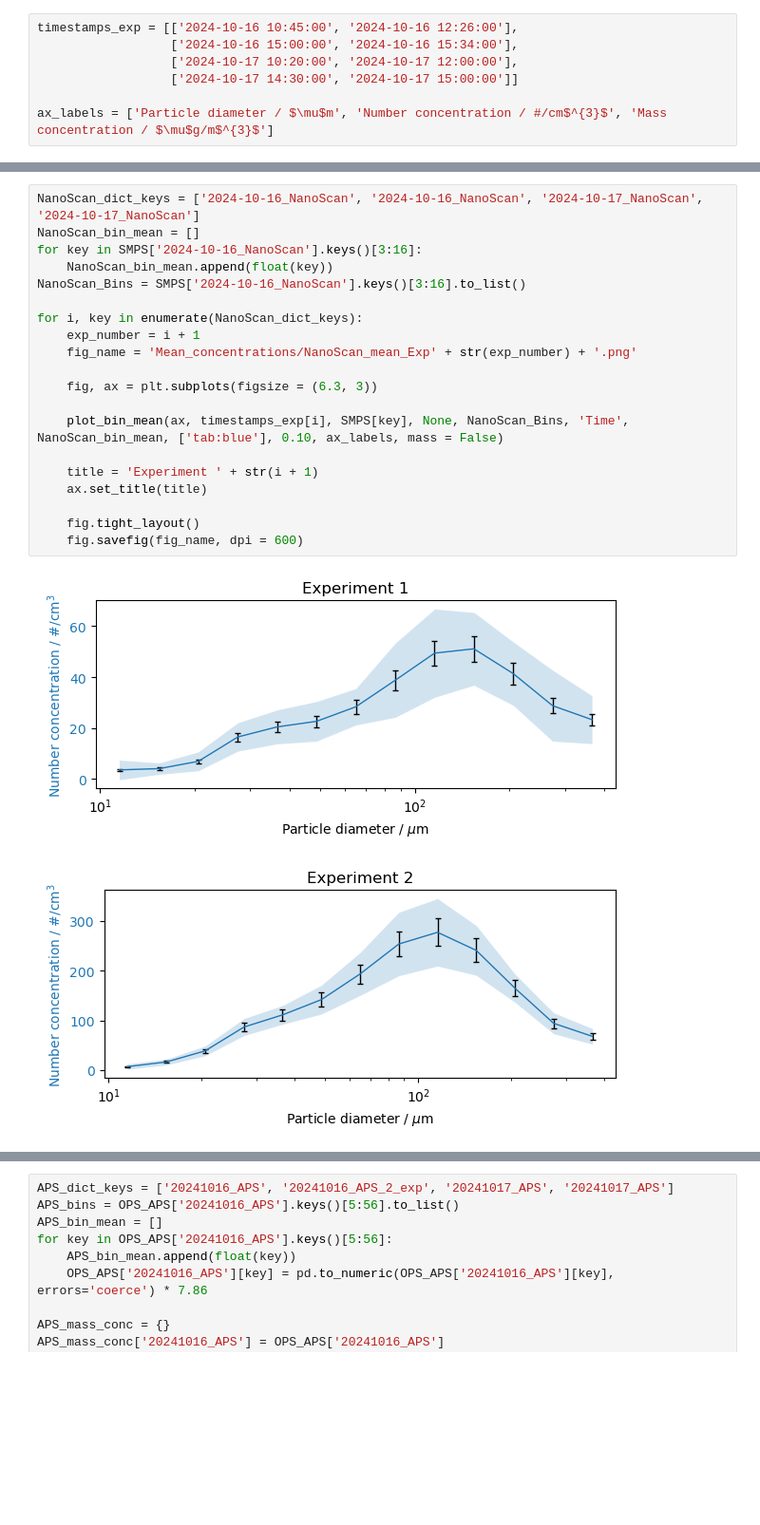
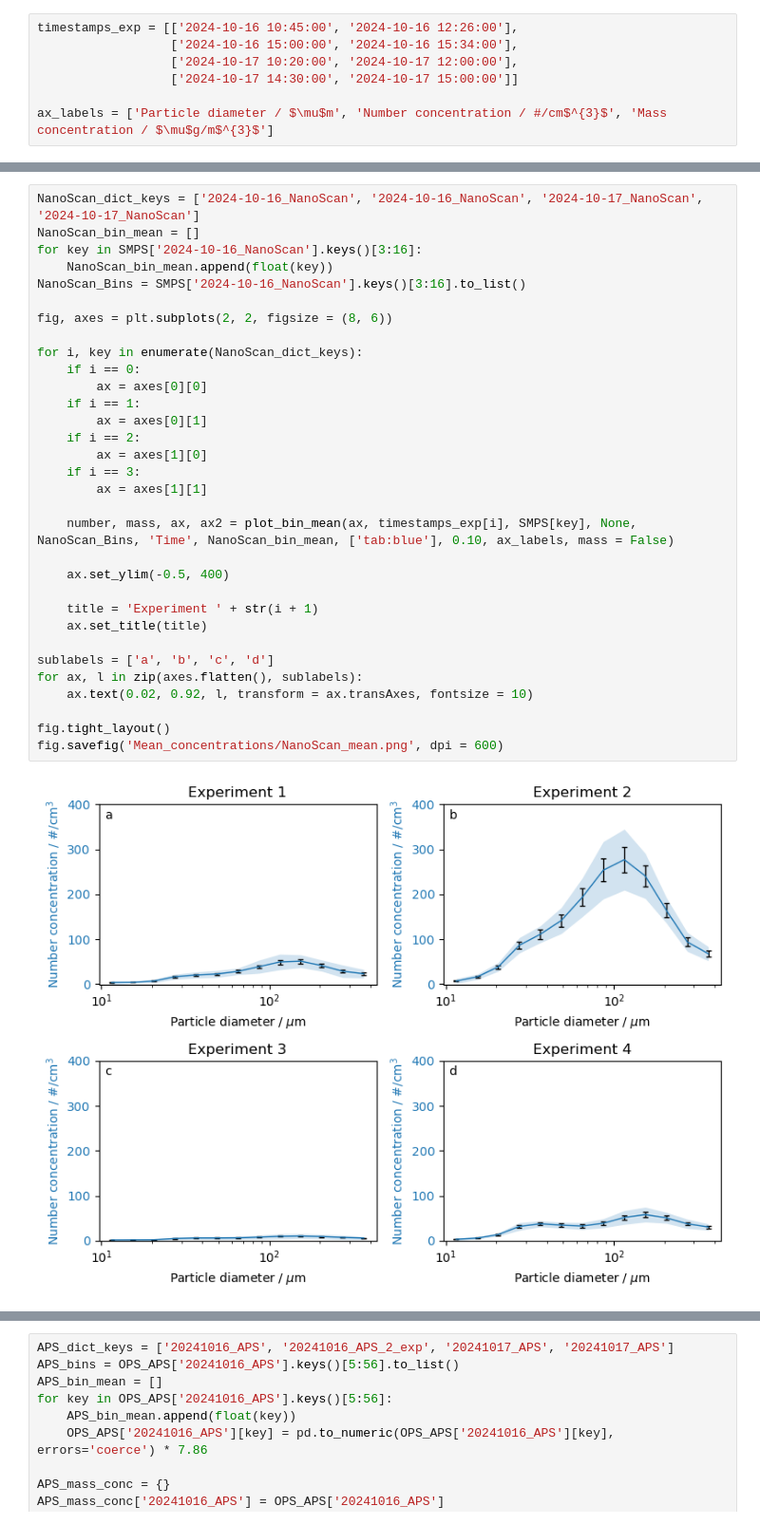
Before and after one commit to Normann25/Master-thesis, a Jupyter notebook: Lund Brake Wear/Mean_conc.ipynb, the cells around one changed output, grey strips where cells are left out. Shown at 95% size. Saved outputs shown, nothing was run; the diff lists cells and outputs as text; blank space fills up the shorter version.

```diff
--- a/Lund Brake Wear/Mean_conc.ipynb
+++ b/Lund Brake Wear/Mean_conc.ipynb
@@ -64,23 +74,34 @@ for i, key in enumerate(OPS_dict_keys):
 # %%
 NanoScan_dict_keys = ['2024-10-16_NanoScan', '2024-10-16_NanoScan', '2024-10-17_NanoScan', '2024-10-17_NanoScan']
 NanoScan_bin_mean = []
 for key in SMPS['2024-10-16_NanoScan'].keys()[3:16]:
     NanoScan_bin_mean.append(float(key))
 NanoScan_Bins = SMPS['2024-10-16_NanoScan'].keys()[3:16].to_list()
 
+fig, axes = plt.subplots(2, 2, figsize = (8, 6))
+
 for i, key in enumerate(NanoScan_dict_keys):
-    exp_number = i + 1
-    fig_name = 'Mean_concentrations/NanoScan_mean_Exp' + str(exp_number) + '.png'
+    if i == 0:
+        ax = axes[0][0]
+    if i == 1:
+        ax = axes[0][1]
+    if i == 2:
+        ax = axes[1][0]
+    if i == 3:
+        ax = axes[1][1]
 
-    fig, ax = plt.subplots(figsize = (6.3, 3))
+    number, mass, ax, ax2 = plot_bin_mean(ax, timestamps_exp[i], SMPS[key], None, NanoScan_Bins, 'Time', NanoScan_bin_mean, ['tab:blue'], 0.10, ax_labels, mass = False)
 
-    plot_bin_mean(ax, timestamps_exp[i], SMPS[key], None, NanoScan_Bins, 'Time', NanoScan_bin_mean, ['tab:blue'], 0.10, ax_labels, mass = False)
+    ax.set_ylim(-0.5, 400)
 
     title = 'Experiment ' + str(i + 1)
     ax.set_title(title)
 
-    fig.tight_layout()
-    fig.savefig(fig_name, dpi = 600)
+sublabels = ['a', 'b', 'c', 'd']
+for ax, l in zip(axes.flatten(), sublabels):
+    ax.text(0.02, 0.92, l, transform = ax.transAxes, fontsize = 10)
+
+fig.tight_layout()
+fig.savefig('Mean_concentrations/NanoScan_mean.png', dpi = 600)
 # %% [output]
-[figure, old version]
+[figure, new version]
-[figure, removed]
```
Also changed, not shown: parts of 5 cells of this notebook, 16 other files.
